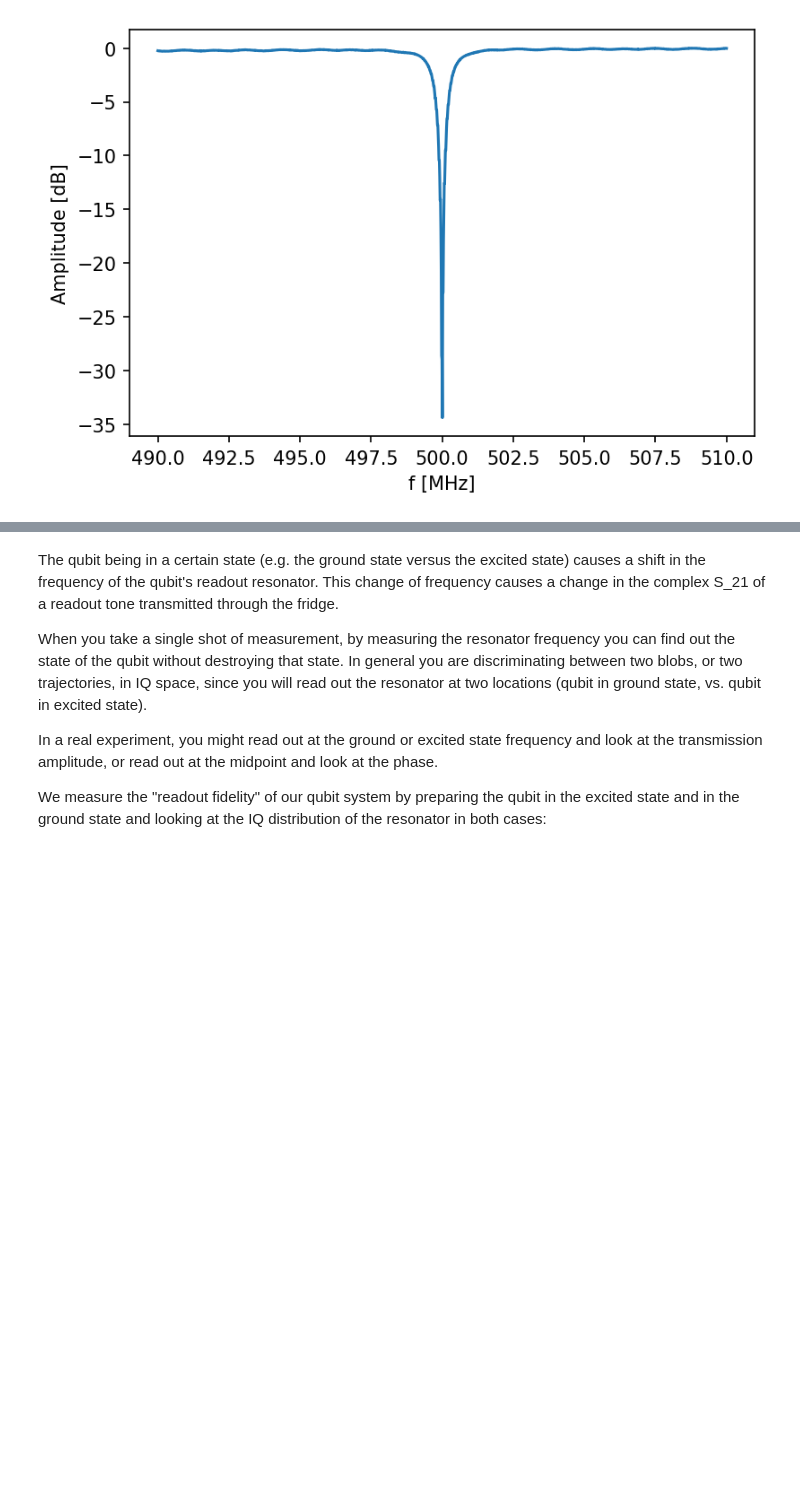
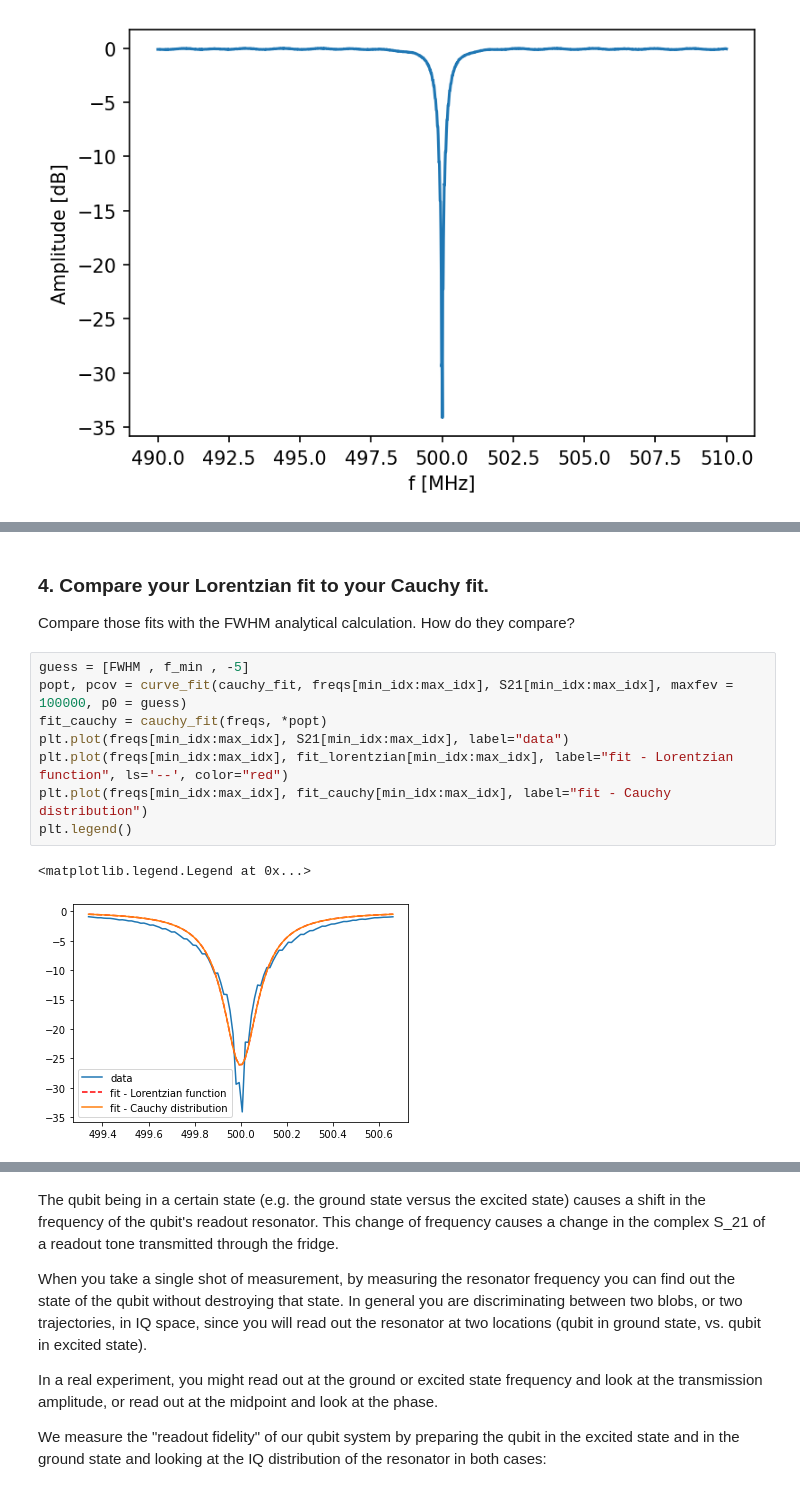
Before and after one commit to openquantumhardware/QIS_SummerSchool_2024, a Jupyter notebook: ZCU216/demos_qce/demos_expt/LabDay2_QubitReadout.ipynb, the cells around one changed output, grey strips where cells are left out. Drawn from its saved outputs; the diff is of its cells as text; blank space fills up the shorter version.

```diff
--- a/ZCU216/demos_qce/demos_expt/LabDay2_QubitReadout.ipynb
+++ b/ZCU216/demos_qce/demos_expt/LabDay2_QubitReadout.ipynb
@@ -237,0 +287,15 @@ plt.legend()
+# %% [markdown]
+### 4. Compare your Lorentzian fit to your Cauchy fit.
+
+Compare those fits with the FWHM analytical calculation. How do they compare?
+# %%
+guess = [FWHM , f_min , -5]
+popt, pcov = curve_fit(cauchy_fit, freqs[min_idx:max_idx], S21[min_idx:max_idx], maxfev = 100000, p0 = guess)
+fit_cauchy = cauchy_fit(freqs, *popt)
+plt.plot(freqs[min_idx:max_idx], S21[min_idx:max_idx], label="data")
+plt.plot(freqs[min_idx:max_idx], fit_lorentzian[min_idx:max_idx], label="fit - Lorentzian function", ls='--', color="red")
+plt.plot(freqs[min_idx:max_idx], fit_cauchy[min_idx:max_idx], label="fit - Cauchy distribution")
+plt.legend()
+# %% [output]
+<matplotlib.legend.Legend at 0x...>
+[figure, added]
```
Also changed, not shown: parts of 19 cells of this notebook, 2 other files.
